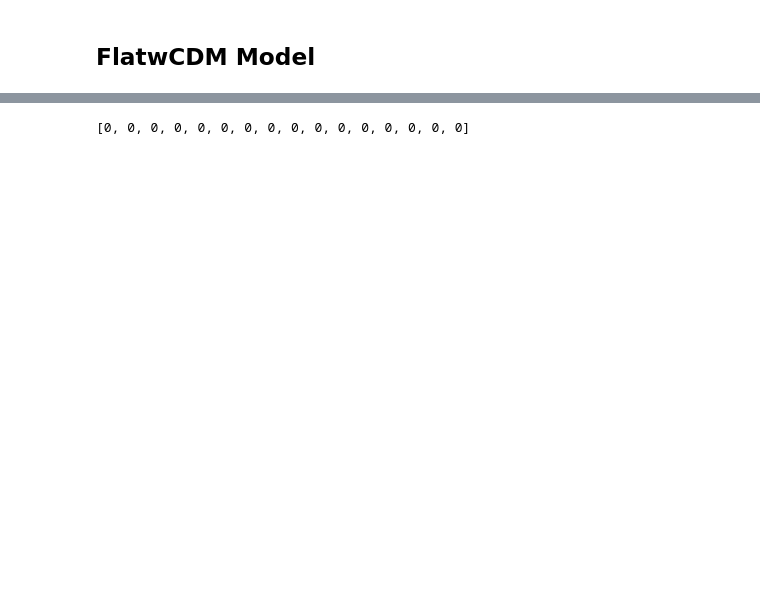
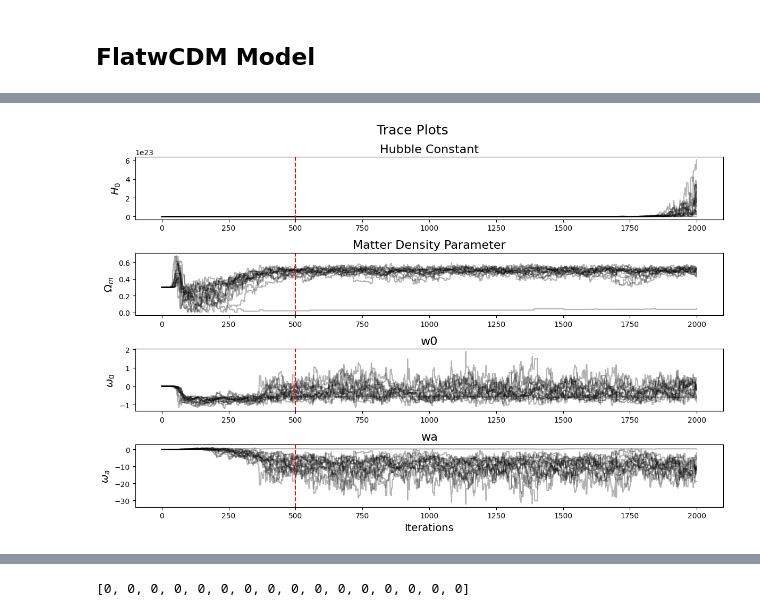
Before and after one commit to MagicalBean/DES_MCMC, a Jupyter notebook: workthrough.ipynb, the cells around one changed output, grey strips where cells are left out. Cells and saved outputs as stored; diff of their text form; code cells hidden in the pictures; blank space fills up the shorter version.

```diff
--- a/workthrough.ipynb
+++ b/workthrough.ipynb
@@ -152,0 +213,2 @@ Om_k = 0.24 ± 0.14
+# %%
+fw0wa_sampler.run_mcmc(n_walkers, n_iterations, p0)
@@ -152,0 +217,4 @@ Om_k = 0.24 ± 0.14
+# %%
+fw0wa_sampler.trace_plots(500)
+# %% [output]
+[figure, added]
```
Also changed, not shown: parts of 33 cells of this notebook, 6 other files.
